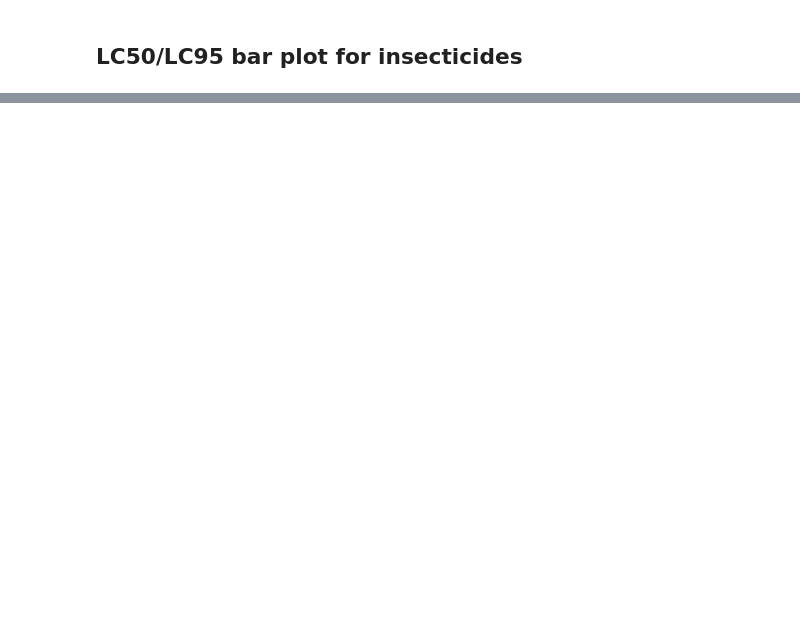
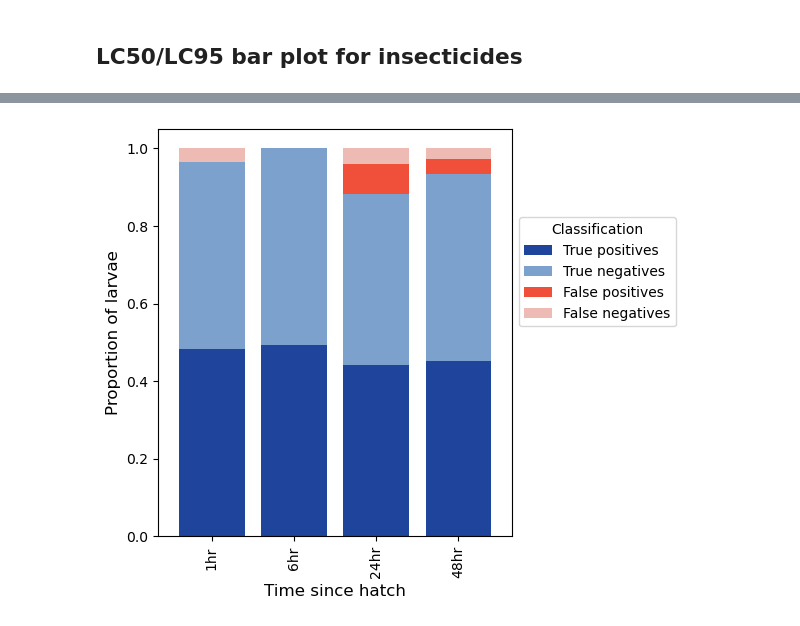
Before and after one commit to poppy541/vgscKOInt-Scripts, a Jupyter notebook: vgscDLFiguresClean.ipynb, the cells around one changed output, grey strips where cells are left out. Cells and saved outputs as stored; diff of their text form; code cells hidden in the pictures; blank space fills up the shorter version.

```diff
--- a/vgscDLFiguresClean.ipynb
+++ b/vgscDLFiguresClean.ipynb
@@ -547,0 +510,3 @@ plt.savefig("DDTLCBars.png")
+# %%
+df = pd.read_csv("ScreenTime.csv")
+df
@@ -547,0 +531,50 @@ plt.savefig("DDTLCBars.png")
+# %%
+df = df[df["Classification"] != "Inconclusive"]
+
+# Pivot for stacked plotting
+pivot = df.pivot(index="Time_h", columns="Classification", values="Total")
+time_order = ["1hr", "6hr", "24hr", "48hr"]
+pivot = pivot.reindex(time_order)
+
+class_order = [
+    "True positives",
+    "True negatives",
+    "False positives",
+    "False negatives"
+]
+pivot = pivot[class_order]
+
+colours = {
+    "True positives": "#1F449C",
+    "True negatives": "#7CA1CC",
+    "False positives": "#F05039",
+    "False negatives": "#EEBAB4",
+}
+
+colour_list = [colours[c] for c in pivot.columns]
+
+pivot_prop = pivot.div(pivot.sum(axis=1), axis=0)
+
+# Plot
+pivot_prop.plot(
+    kind="bar",
+    stacked=True,
+    width=0.8,
+    figsize=(6,5),
+    color=colour_list)
+
+#plt.ylim(0, 100)
+#plt.yticks([0, 20, 40, 60, 80, 100])
+
+
+plt.xlabel("Time since hatch", fontsize=12)
+plt.ylabel("Proportion of larvae", fontsize = 12)
+plt.legend(title="Classification", bbox_to_anchor=(1,0.8))
+plt.tight_layout()
+
+#plt.show()
+
+plt.savefig("ScreenTime.svg")
+plt.savefig("ScreenTime.png")
+# %% [output]
+[figure, added]
```
Also changed, not shown: parts of 13 cells of this notebook.
